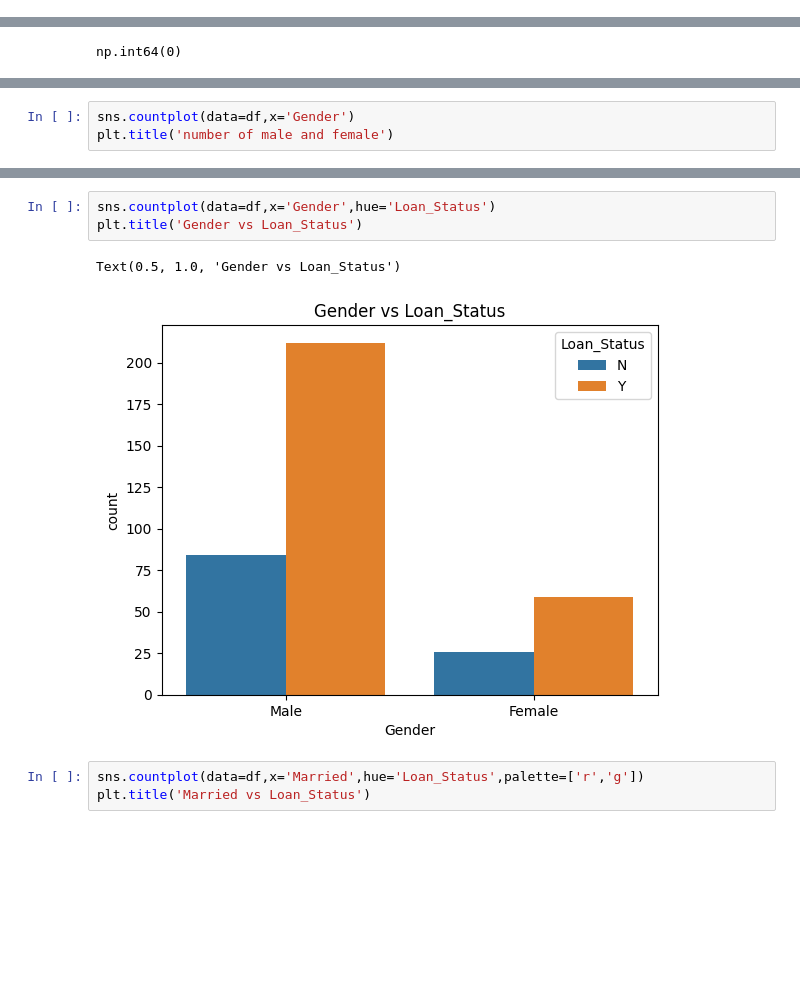
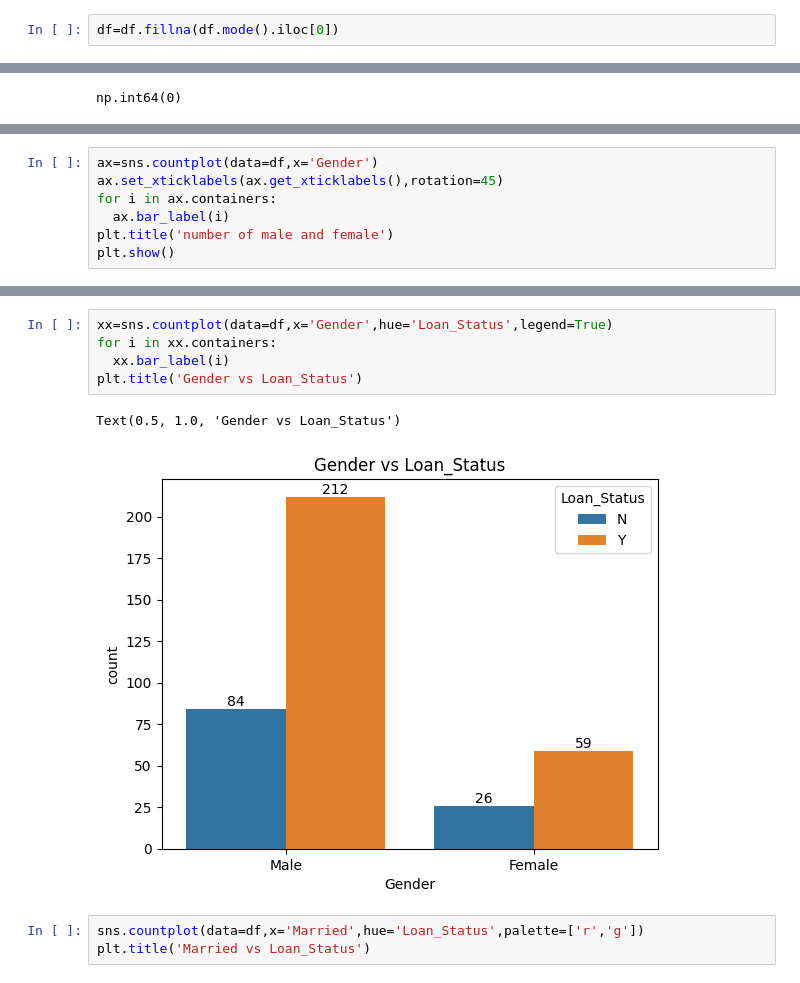
Before and after one commit to fatenmegahed/npro, a Jupyter notebook: loan_status_prediction.ipynb, the cells around one changed output, grey strips where cells are left out. Drawn from its saved outputs; the diff is of its cells as text; blank space fills up the shorter version.

```diff
--- a/loan_status_prediction.ipynb
+++ b/loan_status_prediction.ipynb
@@ -80,3 +78,5 @@ dtype: int64
+# %%
+df=df.fillna(df.mode().iloc[0])
 # %%
 df.shape
 # %% [output]
@@ -146,4 +138,8 @@ df.shape
 # %%
-sns.countplot(data=df,x='Gender')
+ax=sns.countplot(data=df,x='Gender')
+ax.set_xticklabels(ax.get_xticklabels(),rotation=45)
+for i in ax.containers:
+  ax.bar_label(i)
 plt.title('number of male and female')
+plt.show()
 # %% [output]
@@ -152,9 +147,11 @@ Text(0.5, 1.0, 'number of male and female')
 # %%
-sns.countplot(data=df,x='Gender',hue='Loan_Status')
+xx=sns.countplot(data=df,x='Gender',hue='Loan_Status',legend=True)
+for i in xx.containers:
+  xx.bar_label(i)
 plt.title('Gender vs Loan_Status')
 # %% [output]
 Text(0.5, 1.0, 'Gender vs Loan_Status')
-[figure, old version]
+[figure, new version]
 # %%
 sns.countplot(data=df,x='Married',hue='Loan_Status',palette=['r','g'])
 plt.title('Married vs Loan_Status')
```
Also changed, not shown: parts of 10 cells of this notebook.
